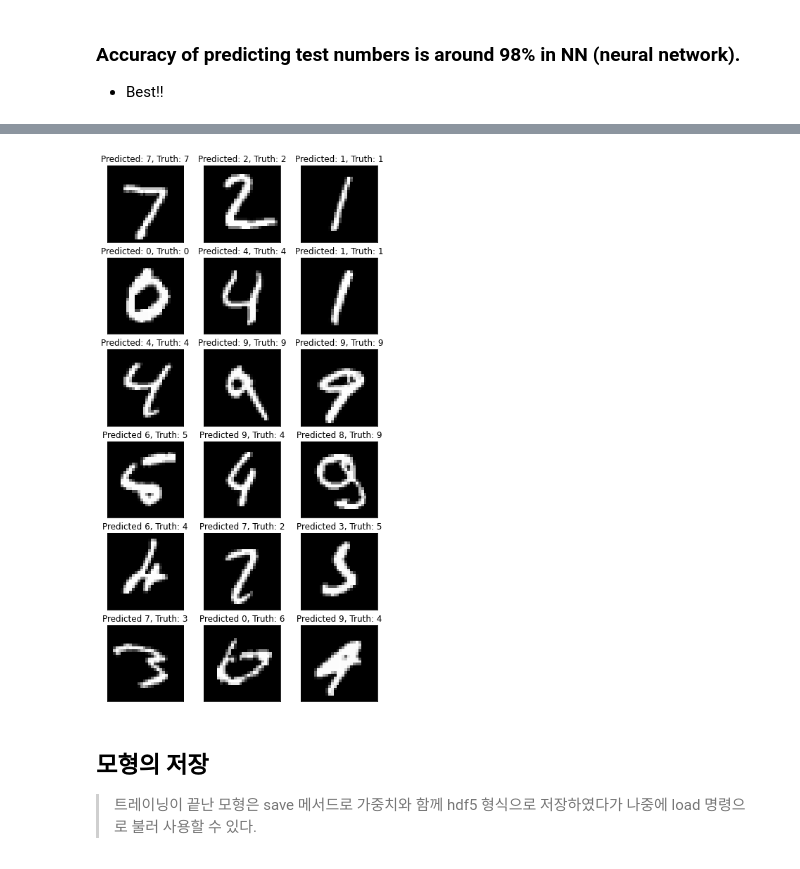
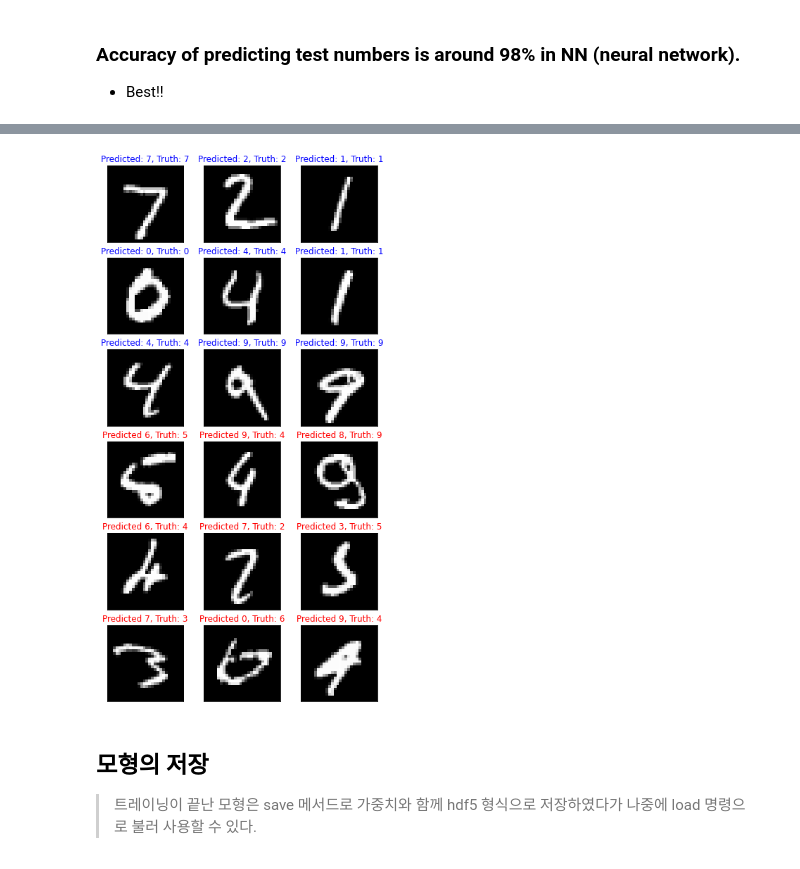
Before and after one commit to SALRIGO/pdm04, a Jupyter notebook: py-tensorflow/tf2_3_mnist_NN_best.ipynb, the cells around one changed output, grey strips where cells are left out. Cells and saved outputs as stored; diff of their text form; code cells hidden in the pictures.

```diff
--- a/py-tensorflow/tf2_3_mnist_NN_best.ipynb
+++ b/py-tensorflow/tf2_3_mnist_NN_best.ipynb
@@ -447,32 +447,34 @@ print(len(incorrect_indices)," classified incorrectly")
 # %%
 # adapt figure size to accomodate 18 subplots
 plt.rcParams['figure.figsize'] = (7,14)
 
 figure_evaluation = plt.figure()
 
 # plot 9 correct predictions
 for i, correct in enumerate(correct_indices[:9]):
     plt.subplot(6,3,i+1)
     plt.imshow(X_test[correct].reshape(28,28), cmap='gray', interpolation='none')
     plt.title(
       "Predicted: {}, Truth: {}".format(y_pred[correct],
-                                        y_test0[correct]))
+                                        y_test0[correct]),
+                                color = 'blue')
     plt.xticks([])
     plt.yticks([])
 
 # plot 9 incorrect predictions
 for i, incorrect in enumerate(incorrect_indices[:9]):
     plt.subplot(6,3,i+10)
     plt.imshow(X_test[incorrect].reshape(28,28), cmap='gray', interpolation='none')
     plt.title(
       "Predicted {}, Truth: {}".format(y_pred[incorrect],
-                                       y_test0[incorrect]))
+                                       y_test0[incorrect]),
+                                color = 'red')
     plt.xticks([])
     plt.yticks([])
 
 # figure_evaluation
 # %% [output]
-[figure, old version]
+[figure, new version]
 # %% [markdown]
 ## 모형의 저장
 
```
Also changed, not shown: parts of 15 cells of this notebook.
